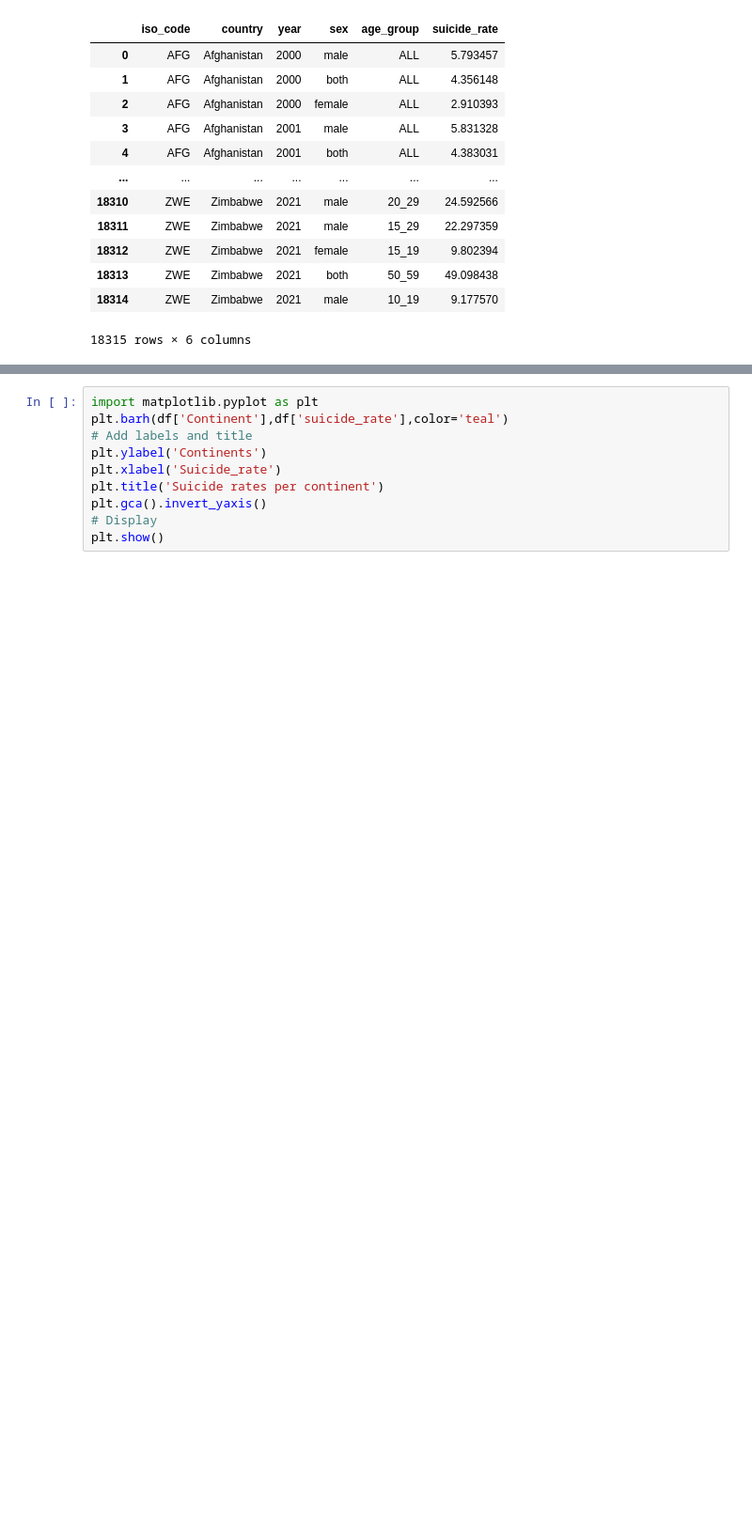
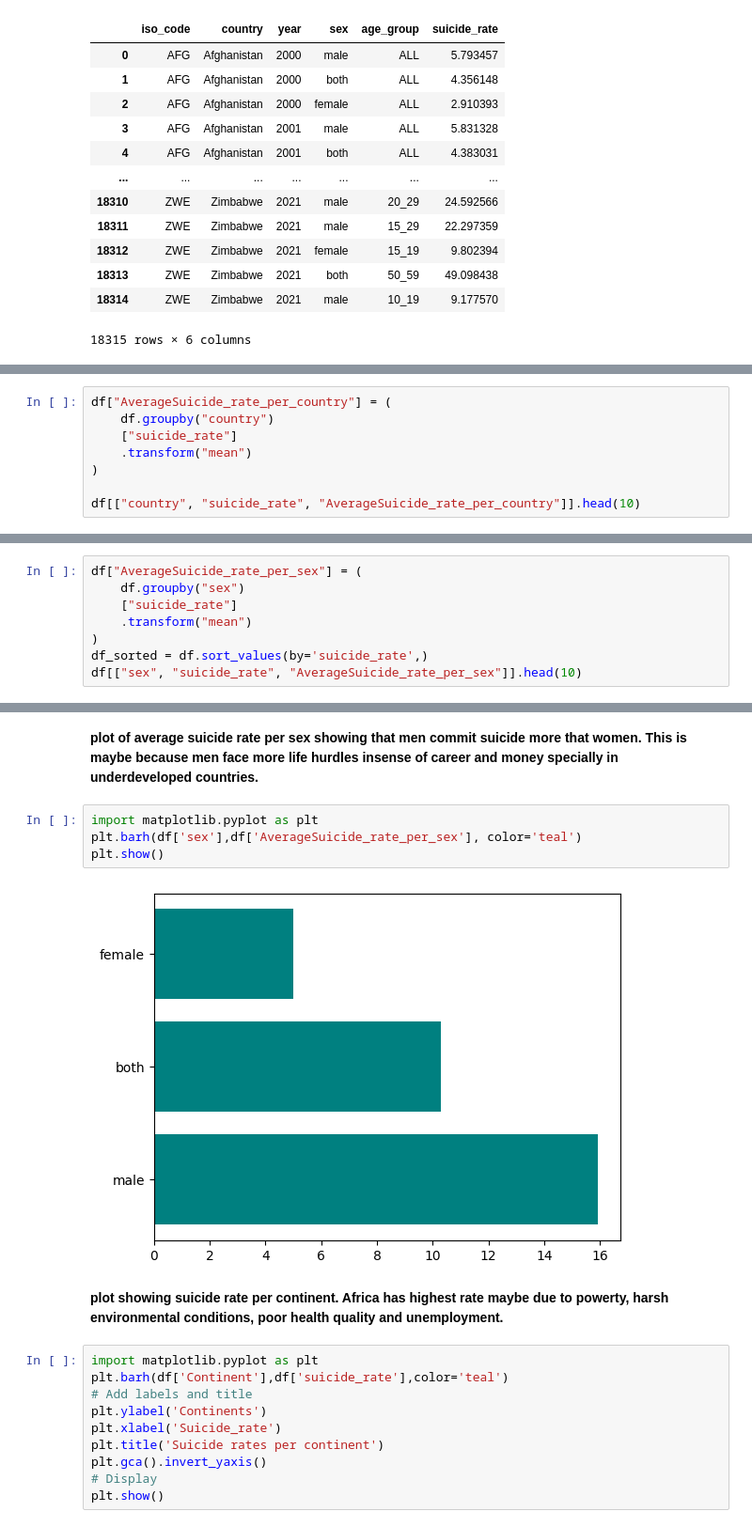
Before and after one commit to Muhammad-Talha79/Data-science-projects, a Jupyter notebook: suicide-rates-per-country-and-continent-wise.ipynb, the cells around one changed output, grey strips where cells are left out. Shown at 94% size. Saved outputs shown, nothing was run; the diff lists cells and outputs as text; blank space fills up the shorter version.

```diff
--- a/suicide-rates-per-country-and-continent-wise.ipynb
+++ b/suicide-rates-per-country-and-continent-wise.ipynb
@@ -122,0 +183,8 @@ df
+# %%
+df["AverageSuicide_rate_per_country"] = (
+    df.groupby("country")
+    ["suicide_rate"]
+    .transform("mean")
+)
+
+df[["country", "suicide_rate", "AverageSuicide_rate_per_country"]].head(10)
@@ -122,0 +203,8 @@ df
+# %%
+df["AverageSuicide_rate_per_sex"] = (
+    df.groupby("sex")
+    ["suicide_rate"]
+    .transform("mean")
+)
+df_sorted = df.sort_values(by='suicide_rate',)
+df[["sex", "suicide_rate", "AverageSuicide_rate_per_sex"]].head(10)
@@ -123,3 +239,13 @@ df
+# %% [markdown]
+**plot of average suicide rate per sex showing that men commit suicide more that women. This is maybe because men face more life hurdles insense of career and money specially in underdeveloped countries.**
+# %%
+import matplotlib.pyplot as plt
+plt.barh(df['sex'],df['AverageSuicide_rate_per_sex'], color='teal')
+plt.show()
+# %% [output]
+[figure, added]
+# %% [markdown]
+**plot showing suicide rate per continent. Africa has highest rate maybe due to powerty, harsh environmental conditions, poor health quality and unemployment.**
 # %%
 import matplotlib.pyplot as plt
 plt.barh(df['Continent'],df['suicide_rate'],color='teal')
```
Also changed, not shown: parts of 27 cells of this notebook.
